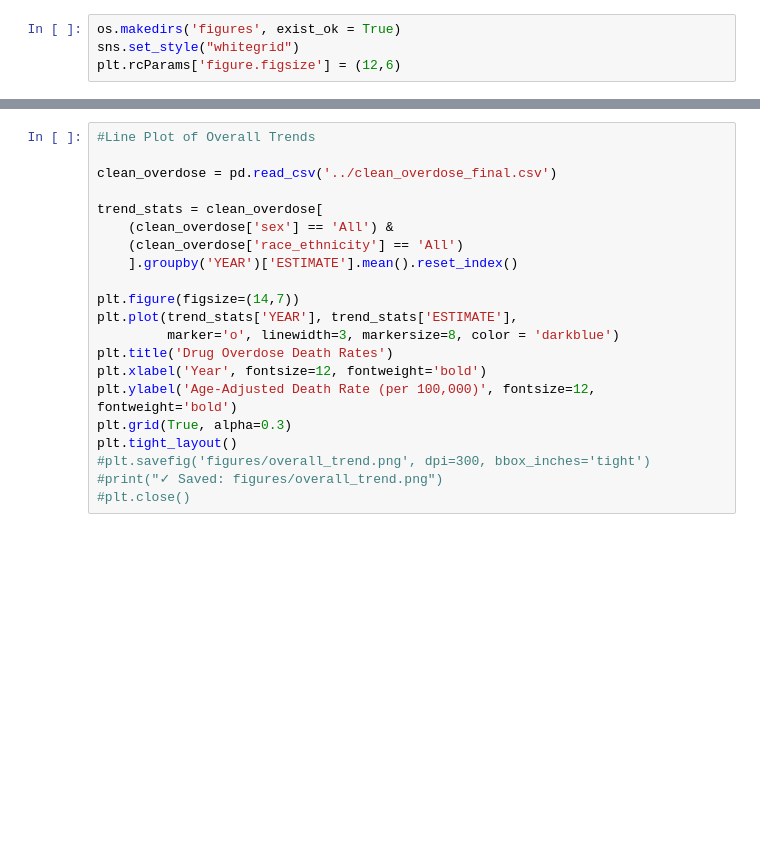
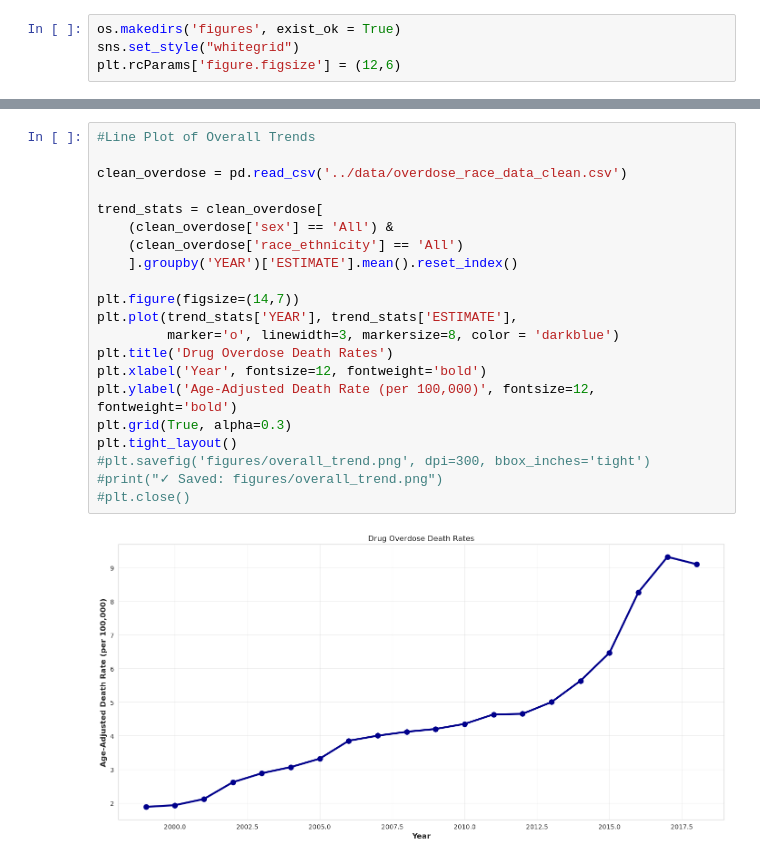
Before and after one commit to UCB-stat-159-f25/final-group09, a Jupyter notebook: analysis/EDA.ipynb, the cells around one changed output, grey strips where cells are left out. Cells and saved outputs as stored; diff of their text form; blank space fills up the shorter version.

Commit message:
Fix EDA.ipynb: correct data source and column names, notebook now executes successfully

```diff
--- a/analysis/EDA.ipynb
+++ b/analysis/EDA.ipynb
@@ -37,24 +37,26 @@ NameError: name 'drug_types' is not defined
 # %%
 #Line Plot of Overall Trends
 
-clean_overdose = pd.read_csv('../clean_overdose_final.csv')
+clean_overdose = pd.read_csv('../data/overdose_race_data_clean.csv')
 
 trend_stats = clean_overdose[
     (clean_overdose['sex'] == 'All') &
     (clean_overdose['race_ethnicity'] == 'All')
     ].groupby('YEAR')['ESTIMATE'].mean().reset_index()
 
 plt.figure(figsize=(14,7))
 plt.plot(trend_stats['YEAR'], trend_stats['ESTIMATE'],
          marker='o', linewidth=3, markersize=8, color = 'darkblue')
 plt.title('Drug Overdose Death Rates')
 plt.xlabel('Year', fontsize=12, fontweight='bold')
 plt.ylabel('Age-Adjusted Death Rate (per 100,000)', fontsize=12, fontweight='bold')
 plt.grid(True, alpha=0.3)
 plt.tight_layout()
 #plt.savefig('figures/overall_trend.png', dpi=300, bbox_inches='tight')
 #print("✓ Saved: figures/overall_trend.png")
 #plt.close()
+# %% [output]
+[figure, added]
 # %%
 #Trend by Drug Type
 
```
Also changed, not shown: parts of 7 cells of this notebook.
